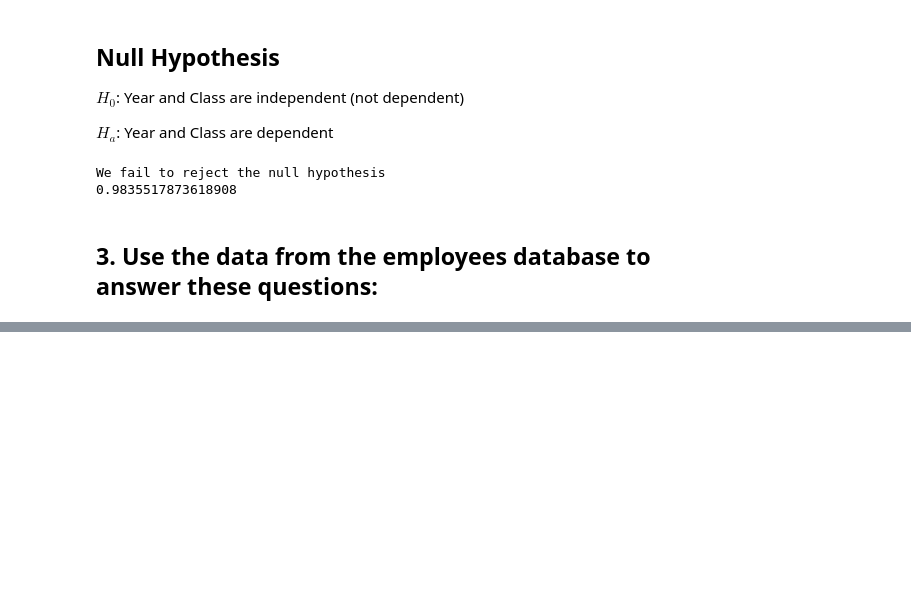
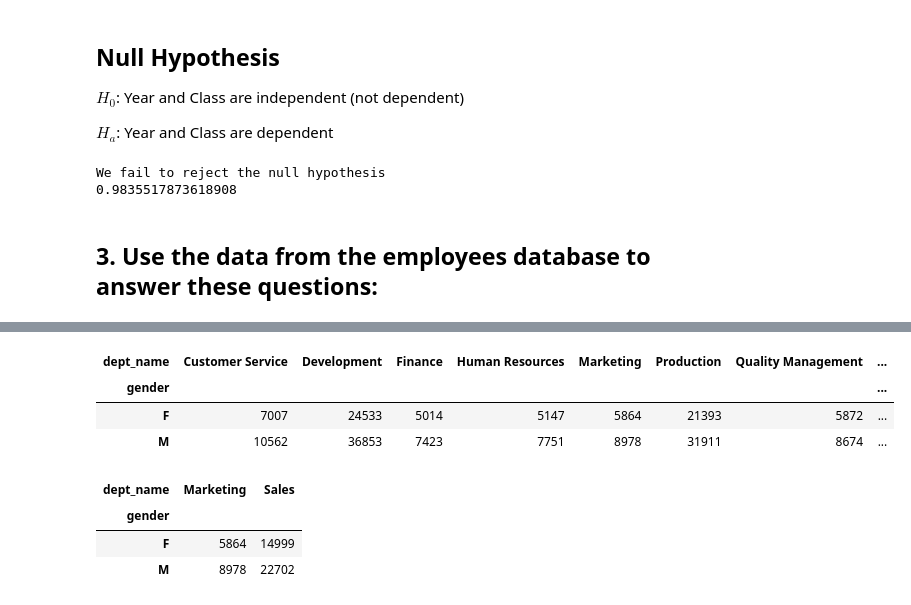
Before and after one commit to CSolitaire/statistics-exercises, a Jupyter notebook: hypothesis_testing.ipynb, the cells around one changed output, grey strips where cells are left out. Saved outputs shown, nothing was run; the diff lists cells and outputs as text; code cells hidden in the pictures; blank space fills up the shorter version.

```diff
--- a/hypothesis_testing.ipynb
+++ b/hypothesis_testing.ipynb
@@ -1229,0 +1230,19 @@ We fail to reject the null hypothesis
+# %%
+# Connect to employees database
+#defines function to create a sql url using personal credentials
+from env import host, user, password
+
+def get_db_url(database, user=user, host=host, password=password):
+    url = f'mysql+pymysql://{user}:{password}@{host}/{database}'
+    return url
+
+url = get_db_url('employees')
+# %%
+query = '''
+SELECT  e.emp_no, e.gender, d.dept_name
+FROM employees AS e
+Join dept_emp as de ON de.emp_no = e.emp_no
+Join departments as d on d.dept_no = de.dept_no
+where de.to_date > now()
+'''
+employee = pd.read_sql(query, url)
@@ -1229,0 +1258,8 @@ We fail to reject the null hypothesis
+# %%
+observed = pd.crosstab(employee.gender,employee.dept_name )
+observed
+# %% [output]
+| dept_name | Customer Service | Development | Finance | Human Resources | Marketing | Production | Quality Management | ... |
+| gender |  |  |  |  |  |  |  | ... |
+| F | 7007 | 24533 | 5014 | 5147 | 5864 | 21393 | 5872 | ... |
+| M | 10562 | 36853 | 7423 | 7751 | 8978 | 31911 | 8674 | ... |
@@ -1229,0 +1277,8 @@ We fail to reject the null hypothesis
+# %%
+observed = pd.crosstab(final.gender,final.dept_name )
+observed
+# %% [output]
+| dept_name | Marketing | Sales |
+| gender |  |  |
+| F | 5864 | 14999 |
+| M | 8978 | 22702 |
```
Also changed, not shown: parts of 11 cells of this notebook.
